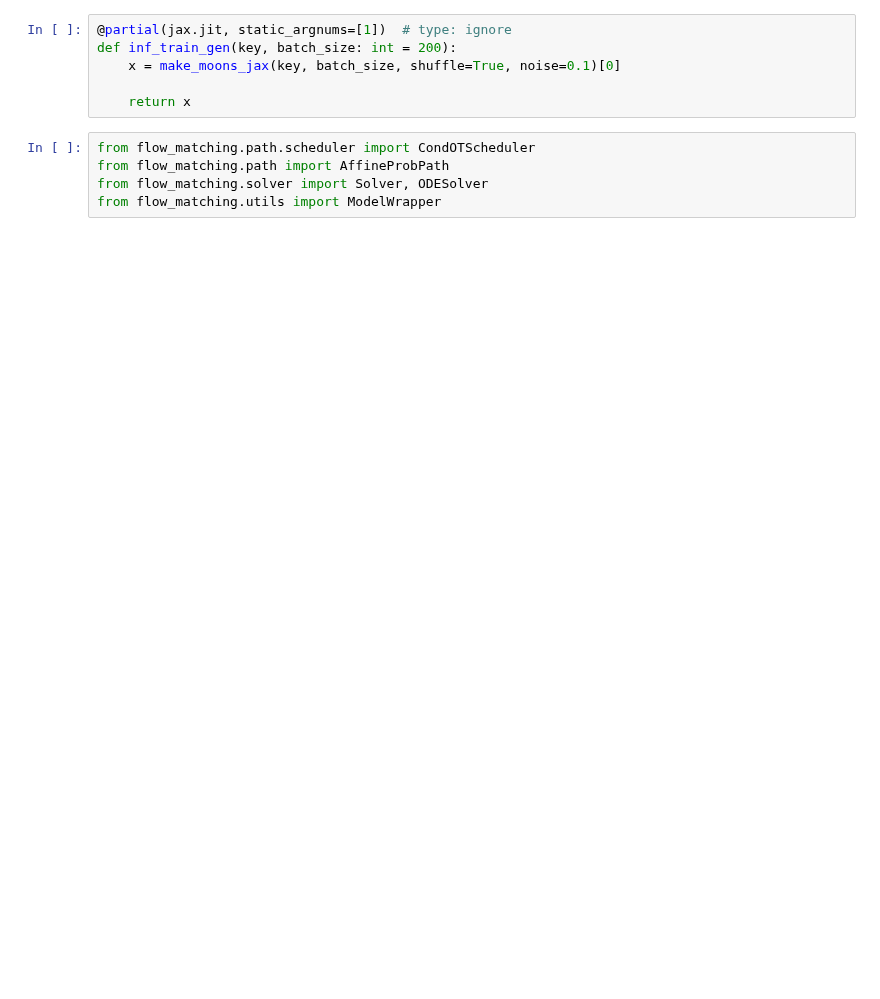
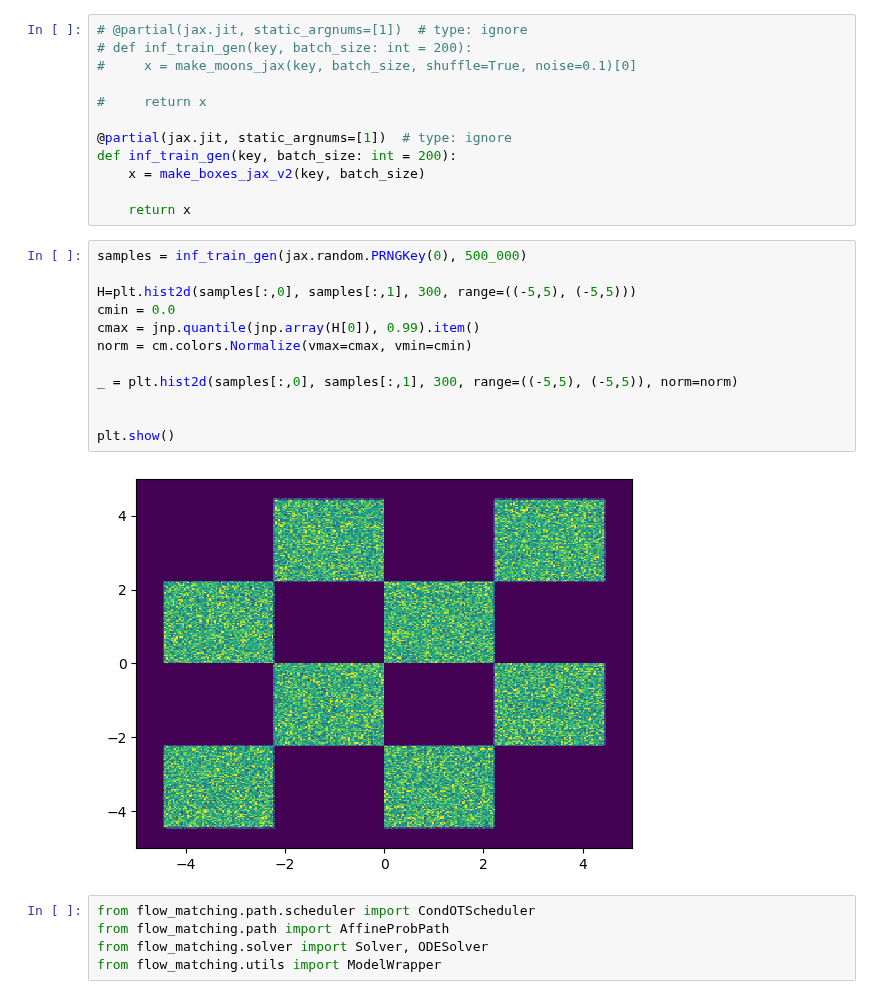
Before and after one commit to aurelio-amerio/GenSBI, a Jupyter notebook: test.ipynb, the cells around one changed output. Saved outputs shown, nothing was run; the diff lists cells and outputs as text; blank space fills up the shorter version.

```diff
--- a/test.ipynb
+++ b/test.ipynb
@@ -78,9 +140,29 @@ def make_moons_jax(key, n_samples=100, shuffle=True, noise=None):
 # %%
+# @partial(jax.jit, static_argnums=[1])  # type: ignore
+# def inf_train_gen(key, batch_size: int = 200):
+#     x = make_moons_jax(key, batch_size, shuffle=True, noise=0.1)[0]
+
+#     return x
+
 @partial(jax.jit, static_argnums=[1])  # type: ignore
 def inf_train_gen(key, batch_size: int = 200):
-    x = make_moons_jax(key, batch_size, shuffle=True, noise=0.1)[0]
+    x = make_boxes_jax_v2(key, batch_size)
 
     return x
+# %%
+samples = inf_train_gen(jax.random.PRNGKey(0), 500_000)
+
+H=plt.hist2d(samples[:,0], samples[:,1], 300, range=((-5,5), (-5,5)))
+cmin = 0.0
+cmax = jnp.quantile(jnp.array(H[0]), 0.99).item()
+norm = cm.colors.Normalize(vmax=cmax, vmin=cmin)
+
+_ = plt.hist2d(samples[:,0], samples[:,1], 300, range=((-5,5), (-5,5)), norm=norm)
+
+
+plt.show()
+# %% [output]
+[figure, added]
 # %%
 from flow_matching.path.scheduler import CondOTScheduler
 from flow_matching.path import AffineProbPath
```
Also changed, not shown: parts of 29 cells of this notebook, 2 other files.
